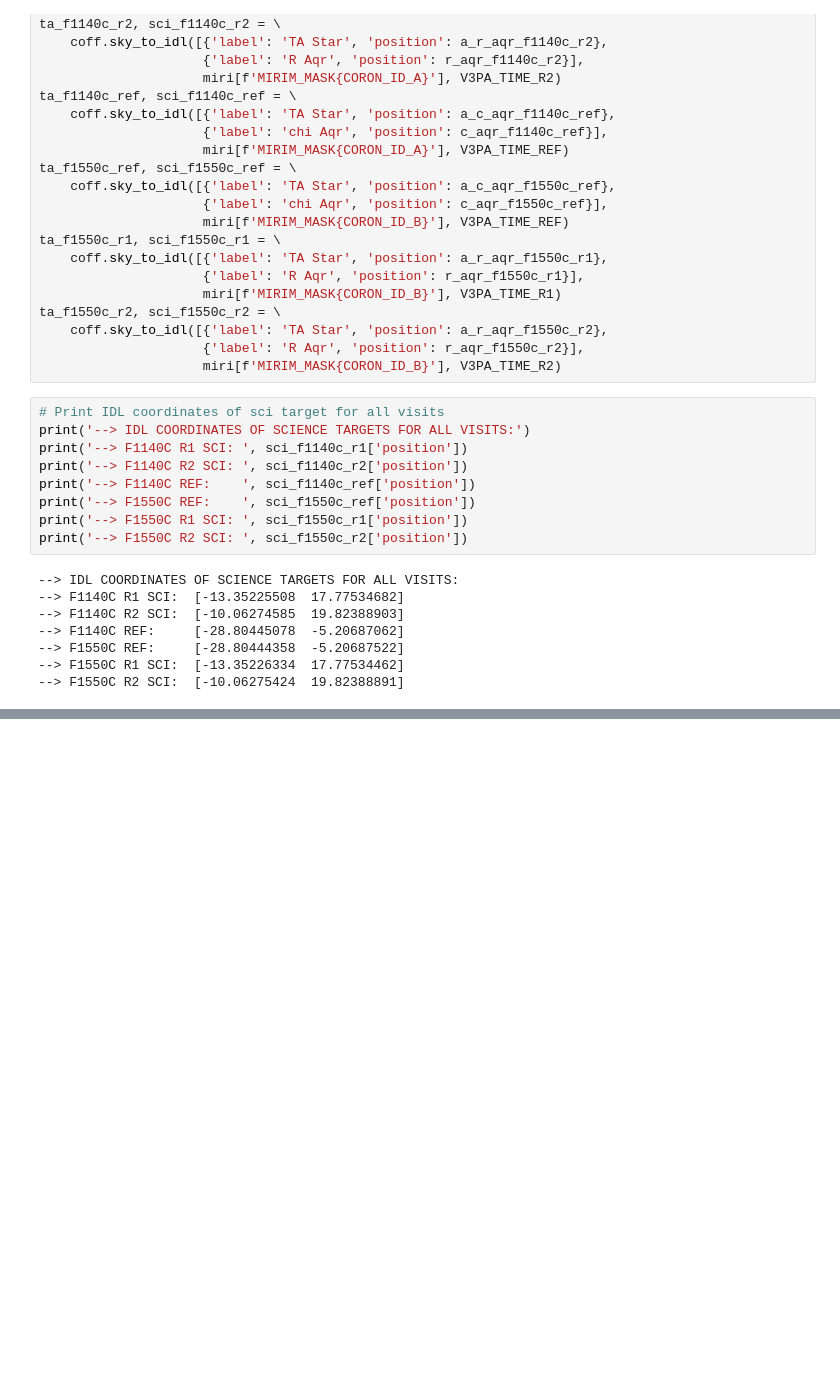
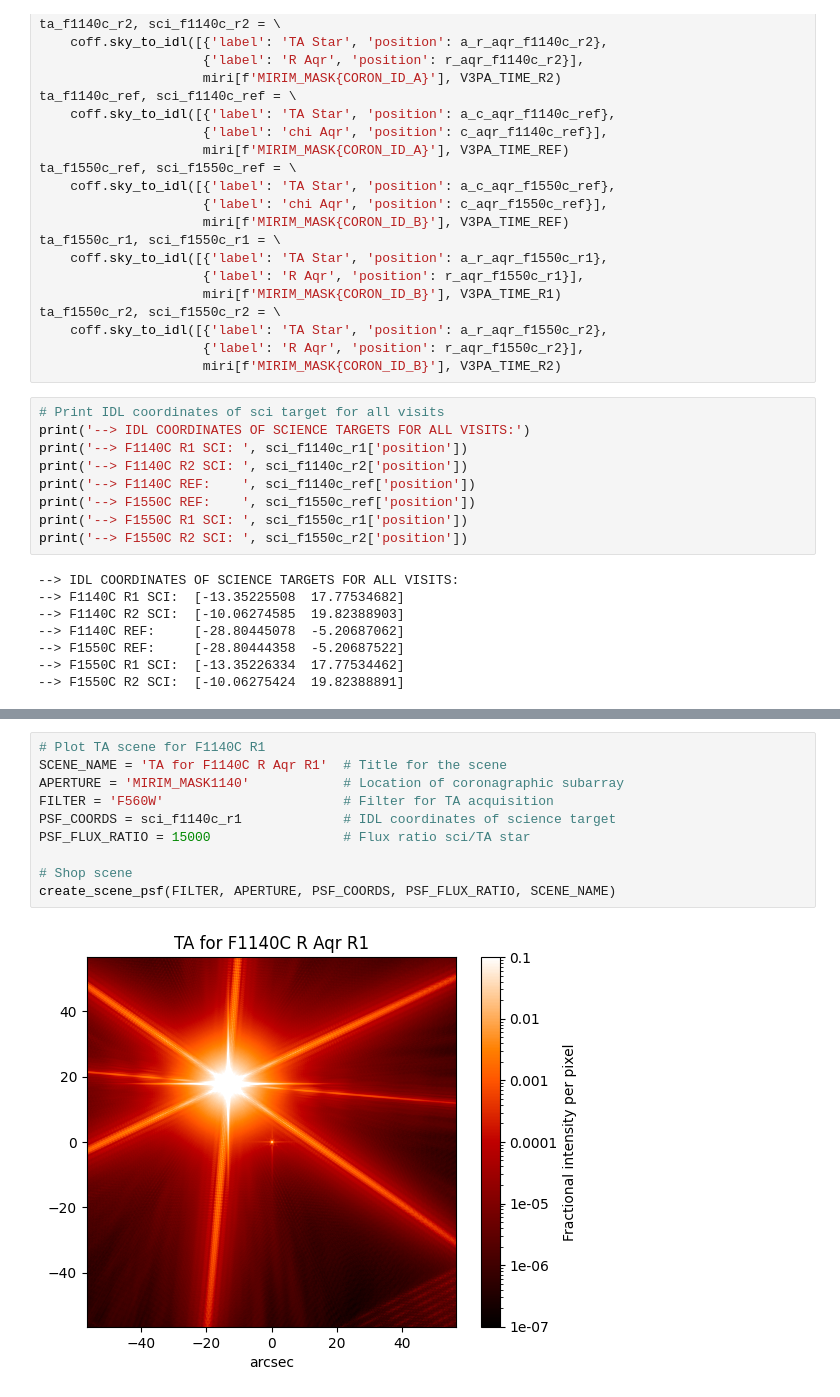
Before and after one commit to mmarengo/jwst_offset, a Jupyter notebook: offsets_apt_sequence.ipynb, the cells around one changed output, grey strips where cells are left out. Cells and saved outputs as stored; diff of their text form; blank space fills up the shorter version.

Commit message:
Added create_scene_psf routine and visualizations

```diff
--- a/offsets_apt_sequence.ipynb
+++ b/offsets_apt_sequence.ipynb
@@ -544,0 +602,12 @@ print('--> F1550C R2 SCI: ', sci_f1550c_r2['position'])
+# %%
+# Plot TA scene for F1140C R1
+SCENE_NAME = 'TA for F1140C R Aqr R1'  # Title for the scene
+APERTURE = 'MIRIM_MASK1140'            # Location of coronagraphic subarray
+FILTER = 'F560W'                       # Filter for TA acquisition
+PSF_COORDS = sci_f1140c_r1             # IDL coordinates of science target
+PSF_FLUX_RATIO = 15000                 # Flux ratio sci/TA star
+
+# Shop scene
+create_scene_psf(FILTER, APERTURE, PSF_COORDS, PSF_FLUX_RATIO, SCENE_NAME)
+# %% [output]
+[figure, added]
```
Also changed, not shown: parts of 7 cells of this notebook.
